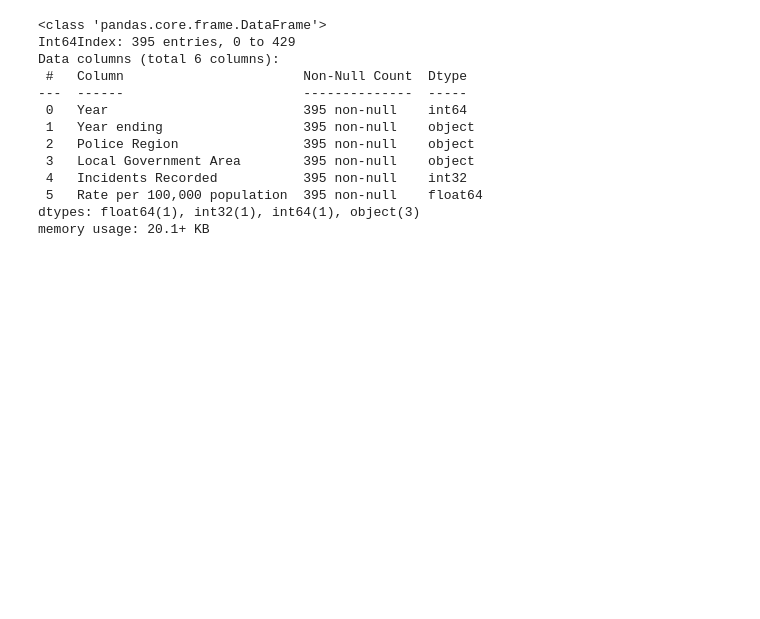
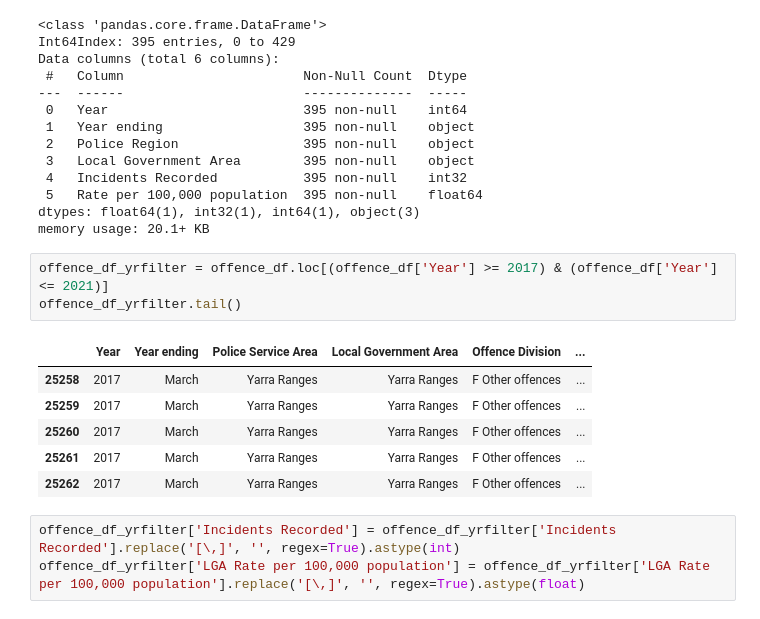
Before and after one commit to sherintm/crimedata-viz, a Jupyter notebook: CrimeData.ipynb, the cells around one changed output. Saved outputs shown, nothing was run; the diff lists cells and outputs as text; blank space fills up the shorter version.

```diff
--- a/CrimeData.ipynb
+++ b/CrimeData.ipynb
@@ -198,3 +187,16 @@ Data columns (total 6 columns):
  5   Rate per 100,000 population  395 non-null    float64
 dtypes: float64(1), int32(1), int64(1), object(3)
 memory usage: 20.1+ KB
+# %%
+offence_df_yrfilter = offence_df.loc[(offence_df['Year'] >= 2017) & (offence_df['Year'] <= 2021)]
+offence_df_yrfilter.tail()
+# %% [output]
+|  | Year | Year ending | Police Service Area | Local Government Area | Offence Division | ... |
+| 25258 | 2017 | March | Yarra Ranges | Yarra Ranges | F Other offences | ... |
+| 25259 | 2017 | March | Yarra Ranges | Yarra Ranges | F Other offences | ... |
+| 25260 | 2017 | March | Yarra Ranges | Yarra Ranges | F Other offences | ... |
+| 25261 | 2017 | March | Yarra Ranges | Yarra Ranges | F Other offences | ... |
+| 25262 | 2017 | March | Yarra Ranges | Yarra Ranges | F Other offences | ... |
+# %%
+offence_df_yrfilter['Incidents Recorded'] = offence_df_yrfilter['Incidents Recorded'].replace('[\,]', '', regex=True).astype(int)
+offence_df_yrfilter['LGA Rate per 100,000 population'] = offence_df_yrfilter['LGA Rate per 100,000 population'].replace('[\,]', '', regex=True).astype(float)
```
Also changed, not shown: parts of 8 cells of this notebook.
